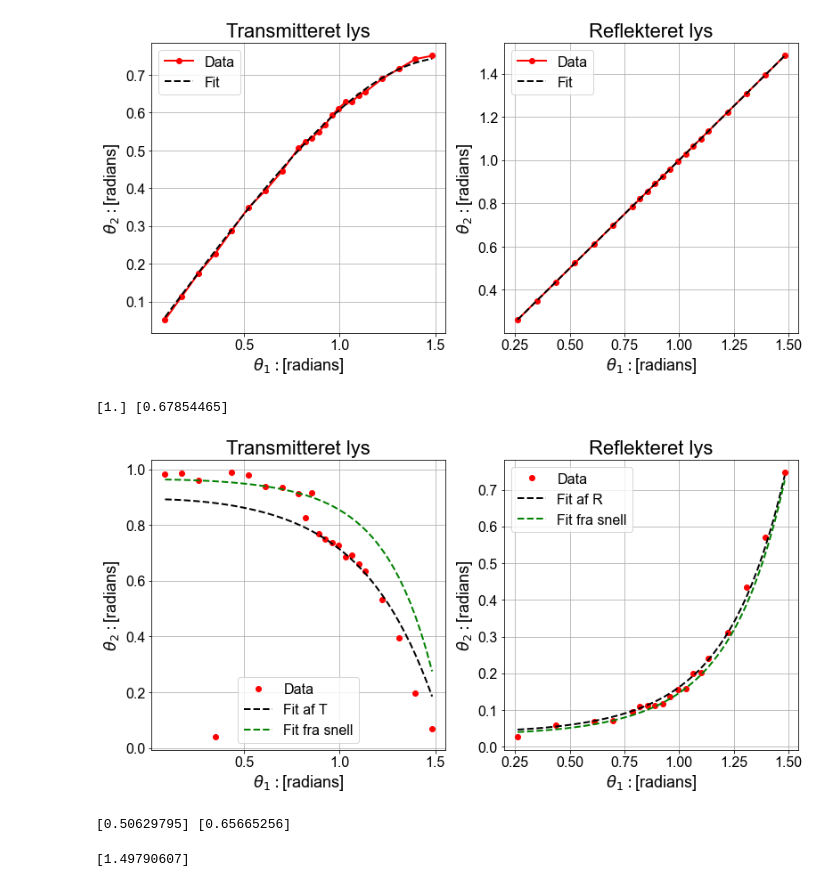
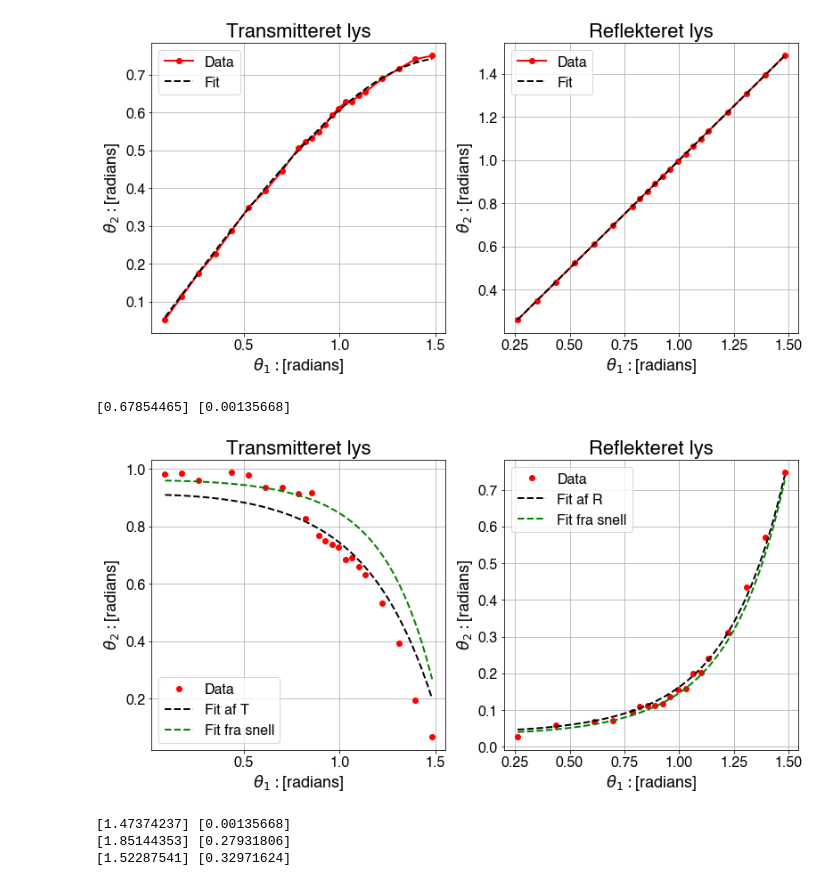
Before and after one commit to Neub28/Experimentel-Physics-2, a Jupyter notebook: Databehandling/Labdag 3/s-polariseret/Databehandling luft til glas - s.ipynb, the cells around one changed output. Drawn from its saved outputs; the diff is of its cells as text; code cells hidden in the pictures.

Commit message:
karsten opdatering

```diff
--- a/Databehandling/Labdag 3/s-polariseret/Databehandling luft til glas - s.ipynb
+++ b/Databehandling/Labdag 3/s-polariseret/Databehandling luft til glas - s.ipynb
@@ -13,15 +13,15 @@ plt.rc("ytick", labelsize=16, direction="out")
 plt.rc("axes", titlesize=22)
 plt.rc("legend", fontsize=16)
 # %%
-entries_list_sT = os.listdir(r"C:\Users\Karsten\Eksperimentel fysik II\Experimentel-Physics-2\Tredje labdag\luft til glas\s\Datafiler\transmitteret")
-entries_list_sR = os.listdir(r"C:\Users\Karsten\Eksperimentel fysik II\Experimentel-Physics-2\Tredje labdag\luft til glas\s\Datafiler\reflekteret")
+entries_list_sT = os.listdir(r"/Users/karsten/eksperimental/Experimentel-Physics-2/Tredje labdag/Luft til glas/s/Datafiler/transmitteret")
+entries_list_sR = os.listdir(r"/Users/karsten/eksperimental/Experimentel-Physics-2/Tredje labdag/Luft til glas/s/Datafiler/reflekteret")
 
 t1_90 = 90*np.pi/180
 
 def func(x, a):
     return a
 
-d = io.loadmat(r"C:\Users\Karsten\Eksperimentel fysik II\Experimentel-Physics-2\Tredje labdag\baggrund måling.mat")
+d = io.loadmat(r"/Users/karsten/eksperimental/Experimentel-Physics-2/Tredje labdag/baggrund måling.mat")
 d_offset = d.get("A")
 d_offset = np.reshape(d_offset, (len(d_offset)))
 
@@ -29,7 +29,7 @@ t = np.linspace(0, 50, len(d_offset))
 mean_Voff, pcovoff = curve_fit(func, t, d_offset, absolute_sigma=True)
 usOff = np.sqrt(np.diag(pcovoff))
 
-d = io.loadmat(r"C:\Users\Karsten\Eksperimentel fysik II\Experimentel-Physics-2\Tredje labdag\Luft til glas\s - 0 grader med krystal.mat")
+d = io.loadmat(r"/Users/karsten/eksperimental/Experimentel-Physics-2/Tredje labdag/Luft til glas/s - 0 grader med krystal.mat")
 d90 = d.get("A")
 d90 = np.reshape(d90, (len(d90)))
 
@@ -56,7 +56,7 @@ def get_ts_Vs(t, entries):
         indx = name.find(",")
         ts12 = float(name[0:indx])*np.pi/180, float(name[indx + 1:len(name)])*np.pi/180
         ts[i] = ts12
-        dat = io.loadmat(f"C:/Users/Karsten/Eksperimentel fysik II/Experimentel-Physics-2/Tredje labdag/luft til glas/s/Datafiler/{file_dest}/{file}")
+        dat = io.loadmat(f"/Users/karsten/eksperimental/Experimentel-Physics-2/Tredje labdag/luft til glas/s/Datafiler/{file_dest}/{file}")
         V = dat.get("A")
         V = np.reshape(V, (len(V)))
         xs = np.linspace(0, 50, len(V))
@@ -102,7 +102,7 @@ for t1, t2 in ts_ref:
 axs[0].plot(np.sort(theta1T), np.sort(theta2T), 'o-', c='r', lw=2, label="Data")
 axs[1].plot(np.sort(theta1R), np.sort(theta2R), 'o-', c='r', lw=2, label="Data")
 
-nT, pcovT = curve_fit(snell, theta1T, theta2T, absolute_sigma=True)
+nT, pcovT = curve_fit(snell, theta1T, theta2T)
 nR, pcovR = curve_fit(snell, theta1R, theta2R, absolute_sigma=True)
 
 theta_T = np.linspace(min(theta1T), max(theta1T))
@@ -119,9 +119,9 @@ for ax in axs:
 # %% [output]
 [figure]
 # %%
-print(nR, nT)
+print(nT, np.sqrt(np.diag(pcovT)))
 # %% [output]
-[1.] [0.67854465]
+[0.67854465] [0.00135668]
 # %%
 fig, axs = plt.subplots(1,2, figsize=(13,6))
 axs[1].set_title("Reflekteret lys")
@@ -144,45 +144,43 @@ theta_newT = []
 theta_newR = []
 
 for i, a in enumerate(Ts):
-    if a[0] > 0 and a[0] < 1: #Fjerner dem her
+    if a[0] > 0.05 and a[0] < 1: #Fjerner dem her
         Tl.append(a[0])
         theta_newT.append(theta1T[i])
 
 for i, a in enumerate(Rs):
     if a[0] > 0 and a[0] < 1:
         Rl.append(a[0])
         theta_newR.append(theta1R[i])
 
-nTT, pcovnT = curve_fit(Tkoef, theta_newT, Tl, absolute_sigma=True, bounds=(0.2,0.8))
-nRR, pcovnR = curve_fit(Rkoef, theta_newR, Rl, absolute_sigma=True, bounds=(0.2,0.8))
+nTT, pcovnT = curve_fit(Tkoef, theta_newT, Tl, absolute_sigma=True, bounds=(0.2,1))
+nRR, pcovnR = curve_fit(Rkoef, theta_newR, Rl, absolute_sigma=True, bounds=(0.2,1))
 
 theta_T = np.linspace(min(theta_newT), max(theta_newT))
 theta_R = np.linspace(min(theta_newR), max(theta_newR))
 
 axs[0].plot(theta_newT, Tl, 'o', c='r', label="Data")
 axs[1].plot(theta_newR, Rl, 'o', c='r', label="Data")
 
 axs[0].plot(theta_T, Tkoef(theta_T, nTT), ls="--", c="k", lw=2, label="Fit af T")
 axs[1].plot(theta_R, Rkoef(theta_R, nRR), ls="--", c="k", lw=2, label="Fit af R")
 
-axs[0].plot(theta_T, Tkoef(theta_T, nT), ls="--", c="g", lw=2, label="Fit fra snell")
+axs[0].plot(theta_T, Tkoef(theta_T, 1/1.497), ls="--", c="g", lw=2, label="Fit fra snell")
 axs[1].plot(theta_R, Rkoef(theta_R, nT), ls="--", c="g", lw=2, label="Fit fra snell")
 
 
 for ax in axs:
     ax.grid()
     ax.legend()
     ax.set_xlabel(r"$\theta_1: $[radians]")
     ax.set_ylabel(r"$\theta_2: $[radians]")
 # %% [output]
-[figure, old version]
+[figure, new version]
 # %%
-print(nTT, nRR)
+print(1/nT, np.sqrt(np.diag(pcovT)))
+print(1/nTT, np.sqrt(np.diag(pcovnT)))
+print(1/nRR, np.sqrt(np.diag(pcovnR)))
 # %% [output]
-[0.50629795] [0.65665256]
+[1.47374237] [0.00135668]
+[1.85144353] [0.27931806]
+[1.52287541] [0.32971624]
-# %%
-#Samlet gennemsnit af brydningsindekser:
-n4 = (nT + nRR)/2
-print(1/n4)
-# %% [output]
-[1.49790607]
```
